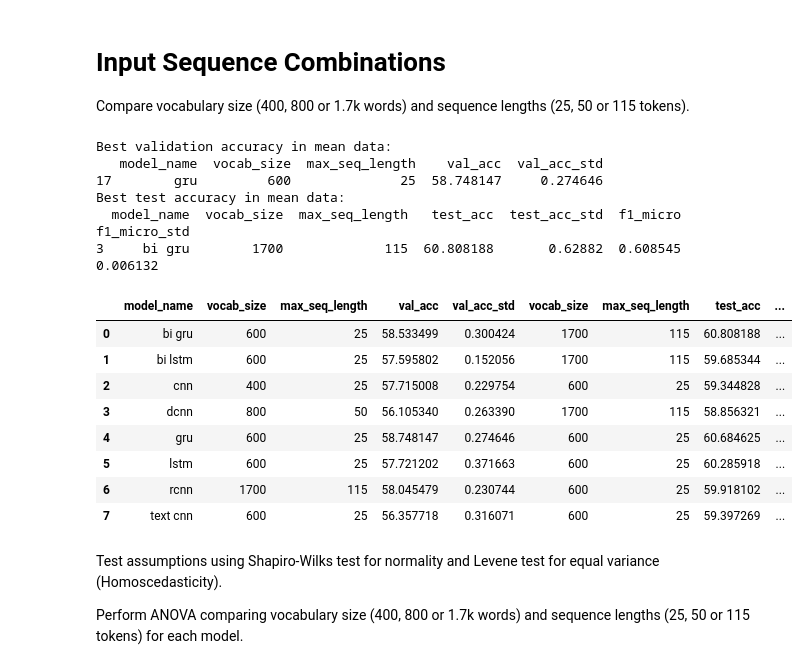
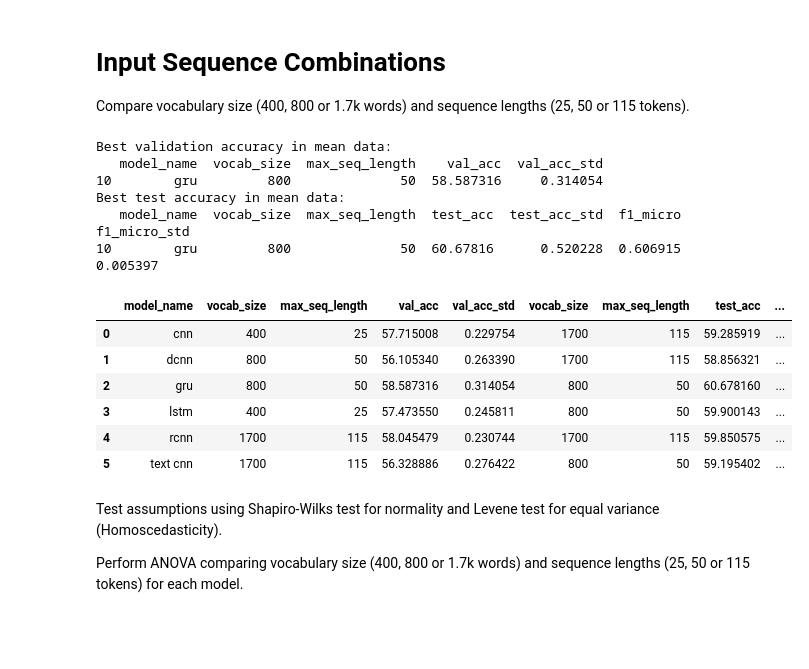
Before and after one commit to NathanDuran/Sentence-Encoding-for-DA-Classification, a Jupyter notebook: data_processing/maptask_results.ipynb, the cells around one changed output. Saved outputs shown, nothing was run; the diff lists cells and outputs as text; code cells hidden in the pictures; blank space fills up the shorter version.

```diff
--- a/data_processing/maptask_results.ipynb
+++ b/data_processing/maptask_results.ipynb
@@ -281,33 +270,32 @@ Compare vocabulary size (400, 800 or 1.7k words) and sequence lengths (25, 50 or
 # %%
 # Name of the experiment parameters for comparison
 exp_params = ['vocab_size', 'max_seq_length']
 # Load experiment data
 inseq_data = load_dataframe(os.path.join(task_name, 'input_seq', 'input_seq_data.csv'))
 inseq_mean_data = load_dataframe(os.path.join(task_name, 'input_seq', 'input_seq_mean_data.csv'))
-
+inseq_mean_data.drop(inseq_mean_data[inseq_mean_data.vocab_size == 600].index, inplace=True)
+inseq_data.drop(inseq_data[inseq_data.vocab_size == 600].index, inplace=True)
 # Get the max values for each model
 print("Best validation accuracy in mean data:")
 print(inseq_mean_data.loc[[inseq_mean_data['val_acc'].idxmax()], ['model_name'] + exp_params + ['val_acc', 'val_acc_std']])
 print("Best test accuracy in mean data:")
 print(inseq_mean_data.loc[[inseq_mean_data['test_acc'].idxmax()], ['model_name'] + exp_params + ['test_acc', 'test_acc_std', 'f1_micro', 'f1_micro_std']])
 inseq_data_max = get_max(inseq_mean_data, exp_params)
 inseq_data_max
 # %% [output]
 Best validation accuracy in mean data:
    model_name  vocab_size  max_seq_length    val_acc  val_acc_std
-17        gru         600              25  58.748147     0.274646
+10        gru         800              50  58.587316     0.314054
 Best test accuracy in mean data:
-  model_name  vocab_size  max_seq_length   test_acc  test_acc_std  f1_micro  f1_micro_std
-3     bi gru        1700             115  60.808188       0.62882  0.608545      0.006132
+   model_name  vocab_size  max_seq_length  test_acc  test_acc_std  f1_micro  f1_micro_std
+10        gru         800              50  60.67816      0.520228  0.606915      0.005397
 |  | model_name | vocab_size | max_seq_length | val_acc | val_acc_std | vocab_size | max_seq_length | test_acc | ... |
-| 0 | bi gru | 600 | 25 | 58.533499 | 0.300424 | 1700 | 115 | 60.808188 | ... |
-| 1 | bi lstm | 600 | 25 | 57.595802 | 0.152056 | 1700 | 115 | 59.685344 | ... |
-| 2 | cnn | 400 | 25 | 57.715008 | 0.229754 | 600 | 25 | 59.344828 | ... |
-| 3 | dcnn | 800 | 50 | 56.105340 | 0.263390 | 1700 | 115 | 58.856321 | ... |
-| 4 | gru | 600 | 25 | 58.748147 | 0.274646 | 600 | 25 | 60.684625 | ... |
-| 5 | lstm | 600 | 25 | 57.721202 | 0.371663 | 600 | 25 | 60.285918 | ... |
-| 6 | rcnn | 1700 | 115 | 58.045479 | 0.230744 | 600 | 25 | 59.918102 | ... |
-| 7 | text cnn | 600 | 25 | 56.357718 | 0.316071 | 600 | 25 | 59.397269 | ... |
+| 0 | cnn | 400 | 25 | 57.715008 | 0.229754 | 1700 | 115 | 59.285919 | ... |
+| 1 | dcnn | 800 | 50 | 56.105340 | 0.263390 | 1700 | 115 | 58.856321 | ... |
+| 2 | gru | 800 | 50 | 58.587316 | 0.314054 | 800 | 50 | 60.678160 | ... |
+| 3 | lstm | 400 | 25 | 57.473550 | 0.245811 | 800 | 50 | 59.900143 | ... |
+| 4 | rcnn | 1700 | 115 | 58.045479 | 0.230744 | 1700 | 115 | 59.850575 | ... |
+| 5 | text cnn | 1700 | 115 | 56.328886 | 0.276422 | 800 | 50 | 59.195402 | ... |
 # %% [markdown]
 Test assumptions using Shapiro-Wilks test for normality and Levene test for equal variance (Homoscedasticity).
 
```
Also changed, not shown: parts of 18 cells of this notebook, 19 other files.
